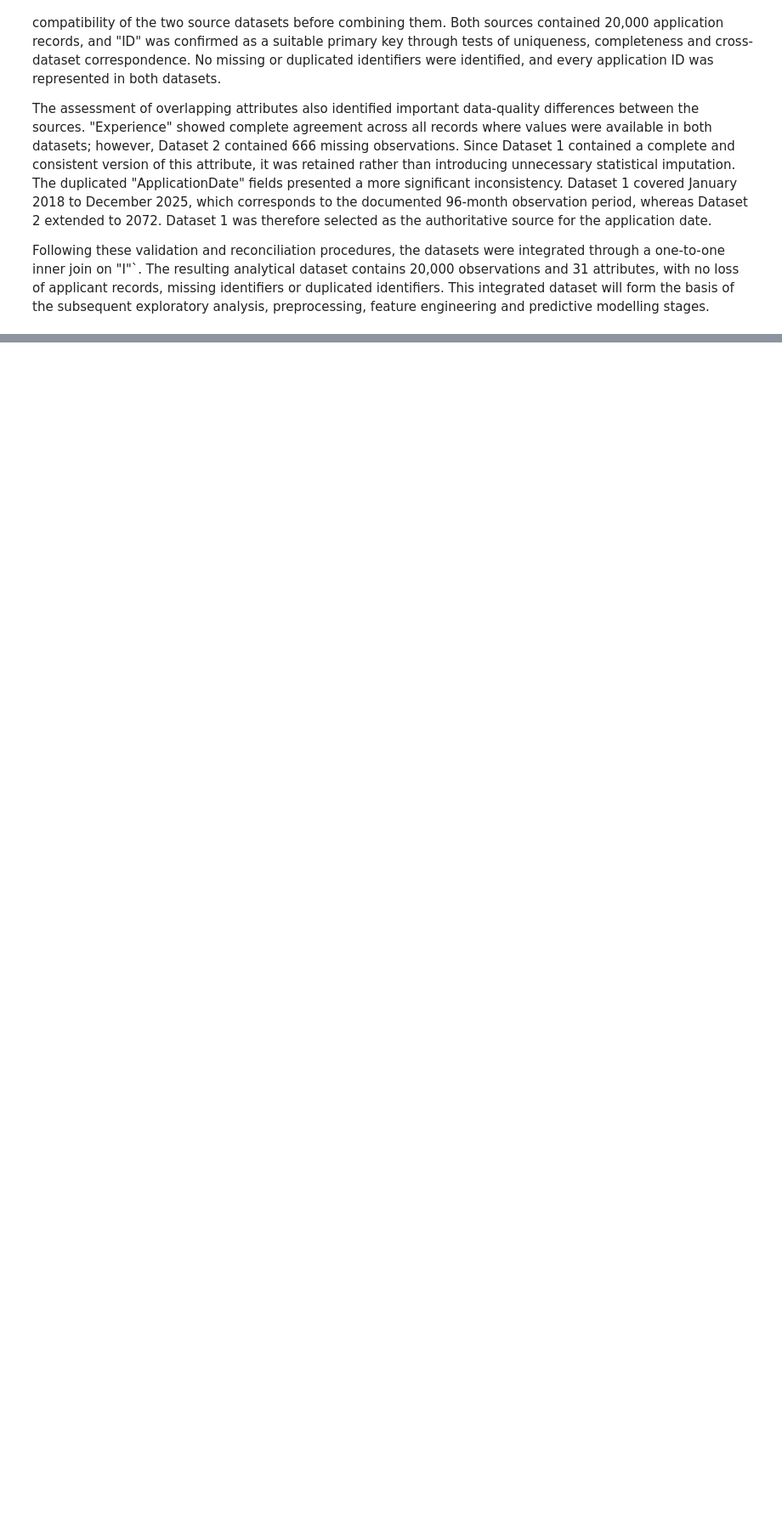
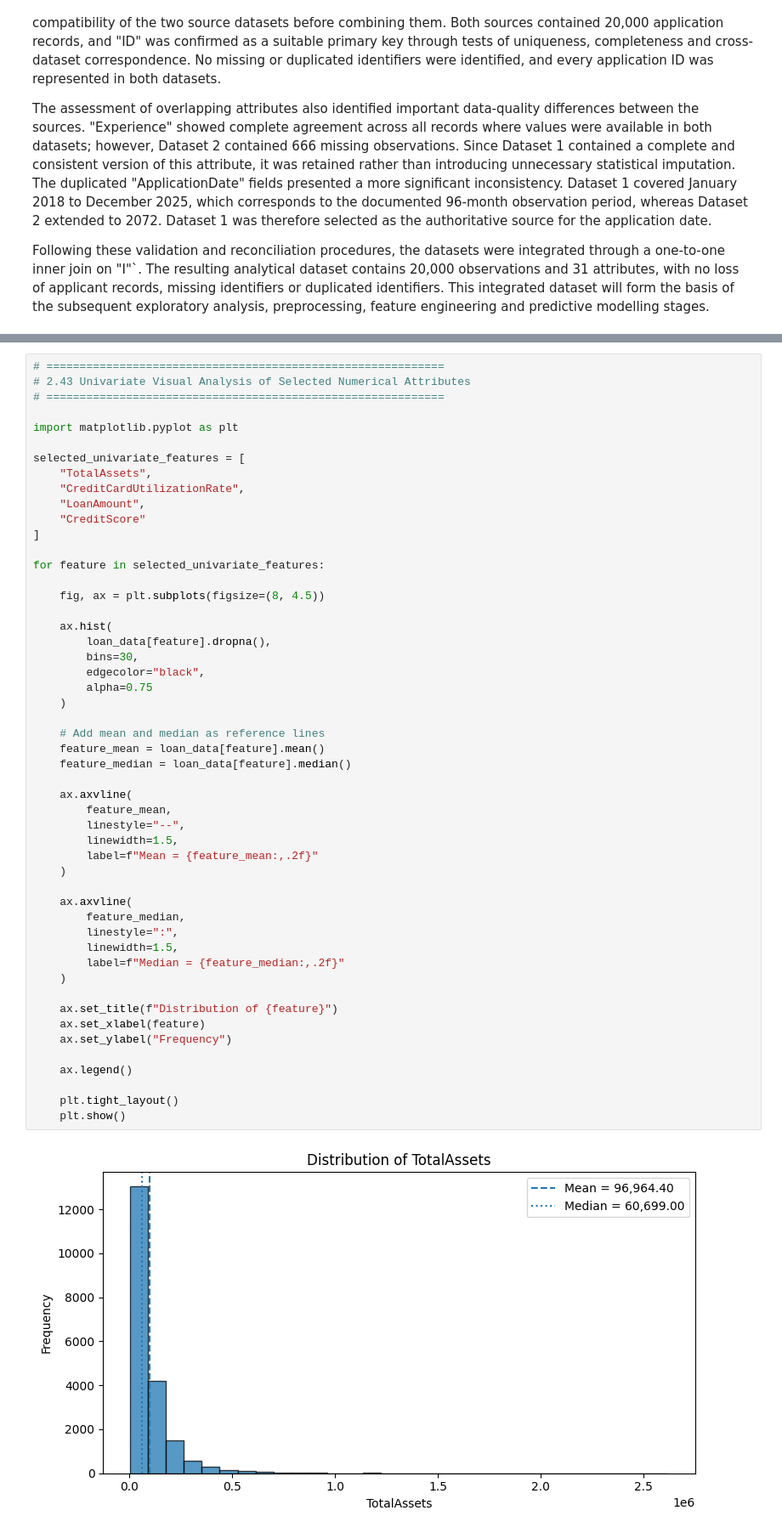
Before and after one commit to vojini/loan-approval-analytics, a Jupyter notebook: notebooks/loan_approval_analysis.ipynb, the cells around one changed output, grey strips where cells are left out. Shown at 85% size. Cells and saved outputs as stored; diff of their text form; blank space fills up the shorter version.

```diff
--- a/notebooks/loan_approval_analysis.ipynb
+++ b/notebooks/loan_approval_analysis.ipynb
@@ -546,0 +3807,53 @@ Following these validation and reconciliation procedures, the datasets were inte
+# %%
+# ============================================================
+# 2.43 Univariate Visual Analysis of Selected Numerical Attributes
+# ============================================================
+
+import matplotlib.pyplot as plt
+
+selected_univariate_features = [
+    "TotalAssets",
+    "CreditCardUtilizationRate",
+    "LoanAmount",
+    "CreditScore"
+]
+
+for feature in selected_univariate_features:
+
+    fig, ax = plt.subplots(figsize=(8, 4.5))
+
+    ax.hist(
+        loan_data[feature].dropna(),
+        bins=30,
+        edgecolor="black",
+        alpha=0.75
+    )
+
+    # Add mean and median as reference lines
+    feature_mean = loan_data[feature].mean()
+    feature_median = loan_data[feature].median()
+
+    ax.axvline(
+        feature_mean,
+        linestyle="--",
+        linewidth=1.5,
+        label=f"Mean = {feature_mean:,.2f}"
+    )
+
+    ax.axvline(
+        feature_median,
+        linestyle=":",
+        linewidth=1.5,
+        label=f"Median = {feature_median:,.2f}"
+    )
+
+    ax.set_title(f"Distribution of {feature}")
+    ax.set_xlabel(feature)
+    ax.set_ylabel("Frequency")
+
+    ax.legend()
+
+    plt.tight_layout()
+    plt.show()
+# %% [output]
+[figure, added]
```
Also changed, not shown: parts of 189 cells of this notebook, 12 other files.
